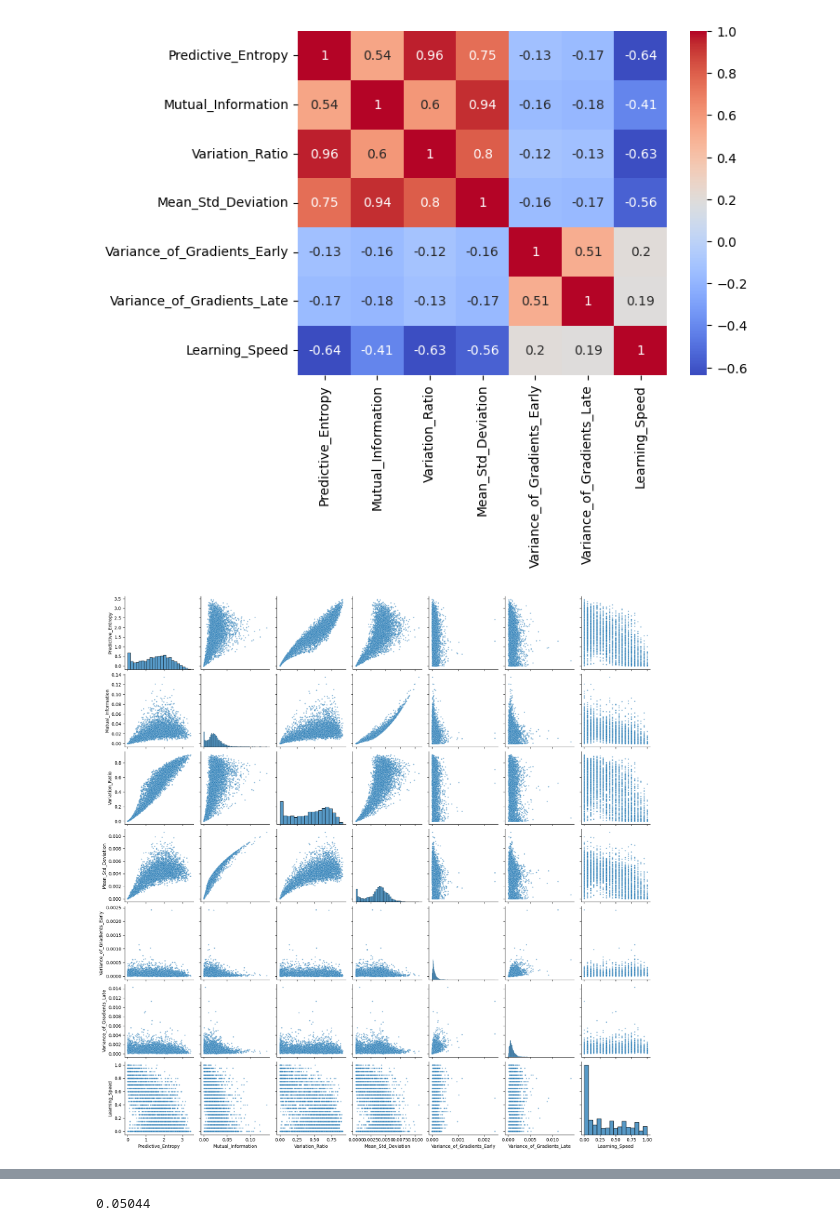
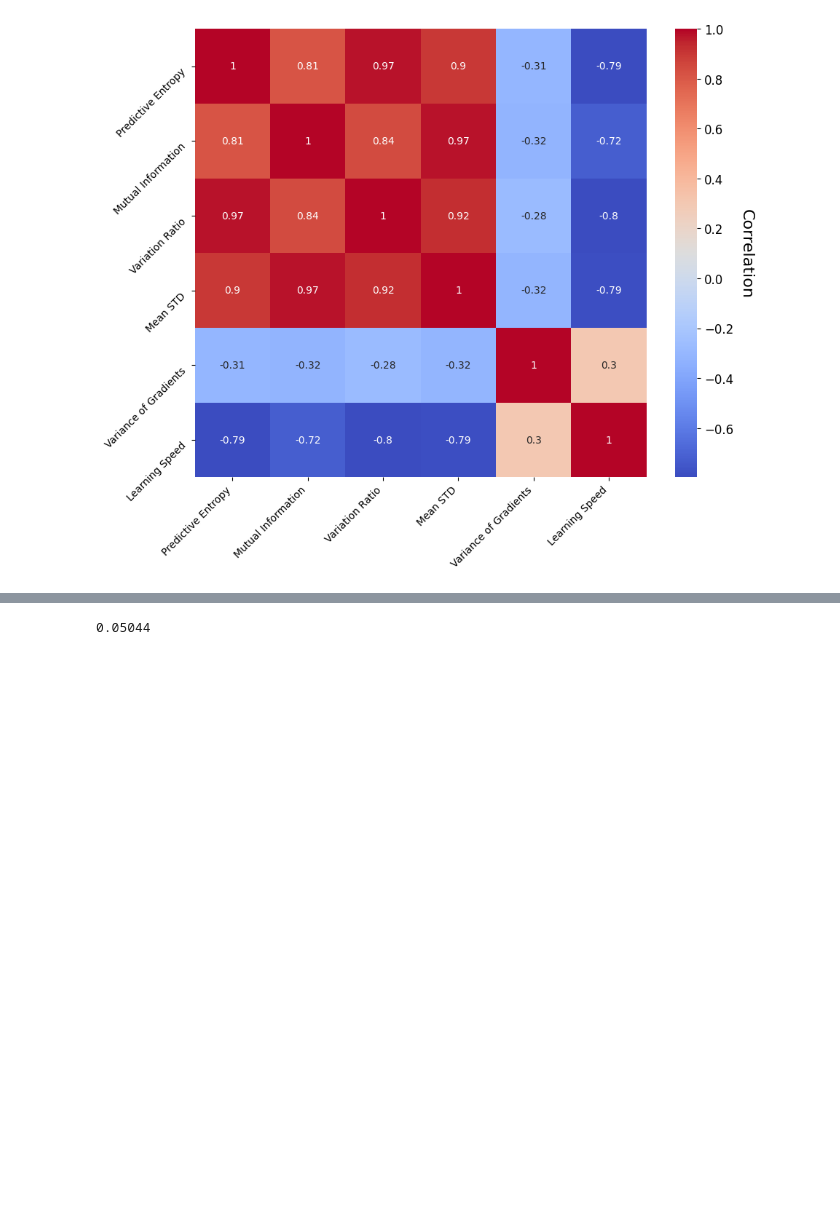
Before and after one commit to karirogg/learn-deep, a Jupyter notebook: src/metrics/metric_analysis.ipynb, the cells around one changed output, grey strips where cells are left out. Cells and saved outputs as stored; diff of their text form; code cells hidden in the pictures; blank space fills up the shorter version.

Commit message:
some more plots for the report

```diff
--- a/src/metrics/metric_analysis.ipynb
+++ b/src/metrics/metric_analysis.ipynb
@@ -3,18 +3,50 @@ import pandas as pd
 import seaborn as sns
 import numpy as np
 import matplotlib.pyplot as plt
-# %%
-seed = 42
-training = False
-
-filename = f"../checkpoints/seed_{seed}_" + ['test', 'training'][int(training)] + "_metrics.pkl"
-df = pd.read_pickle(filename)
-df = df.drop(columns=["Predicted_Class_MC"])
-
-correlation_matrix = df.corr()
-sns.heatmap(correlation_matrix, annot=True, cmap='coolwarm')
-plt.show()
-sns.pairplot(df, plot_kws={"s": 8, "alpha":0.5});
-# %% [output]
-[figure, removed]
-[figure, removed]
+# %%
+import pandas as pd
+import seaborn as sns
+import matplotlib.pyplot as plt
+
+# Your existing code
+seeds = [69, 420, 80085]
+training = True
+
+for i, seed in enumerate(seeds):
+    filename = f"../checkpoints/seed_{seed}_" + ['test', 'training'][int(training)] + "_metrics.pkl"
+    df = pd.read_pickle(filename) if i == 0 else df + pd.read_pickle(filename)
+
+df = df.drop(columns=["Predicted_Class_MC"])
+df = df.drop(columns=["Variance_of_Gradients_Early"])
+df = df.drop(columns=["Variance_of_Gradients_Late"])
+df = df.rename(columns={"vog": "Variance_of_Gradients"})
+df = df.rename(columns={"Mean_Std_Deviation": "Mean_STD"})
+df = df.rename(columns={col: col.replace("_", " ") for col in df.columns})
+
+correlation_matrix = df.corr()
+
+# Generate the heatmap
+plt.figure(figsize=(10, 8))  # Adjust figure size as needed
+heatmap = sns.heatmap(
+    correlation_matrix,
+    annot=True,
+    cmap='coolwarm',
+    cbar_kws={'label': 'Correlation', 'orientation' : 'vertical'}
+)
+
+# Customize the color bar
+cbar = heatmap.collections[0].colorbar
+cbar.ax.tick_params(labelsize=12)  # Adjust tick label size
+cbar.set_label('Correlation', size=16, labelpad=15)  # Adjust label size and padding
+cbar.ax.xaxis.set_label_position('top')  # Set the label position to top
+cbar.ax.xaxis.set_ticks_position('top')  # Move the ticks to the top
+cbar.ax.set_ylabel('Correlation', rotation=270, size=16, labelpad=20)
+plt.xticks(rotation=45, ha='right')  # Rotate x-axis labels, align to the right
+plt.yticks(rotation=45, va='top')
+
+# Display the plot
+plt.show()
+
+# sns.pairplot(df, plot_kws={"s": 8, "alpha":0.5});
+# %% [output]
+[figure, added]
```
Also changed, not shown: parts of 1 cell of this notebook.
